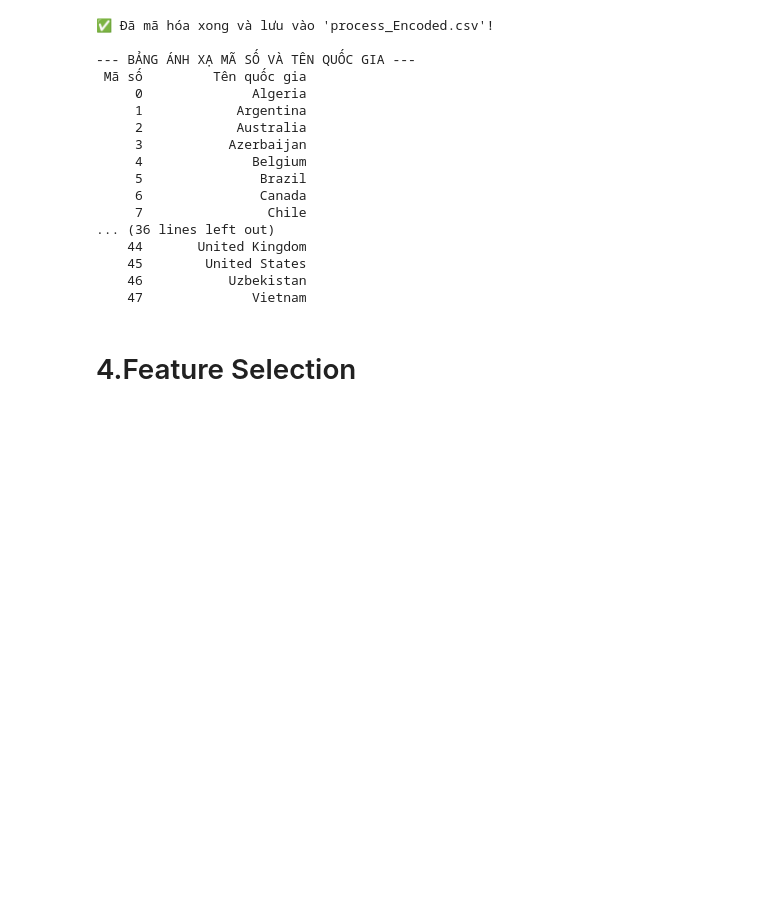
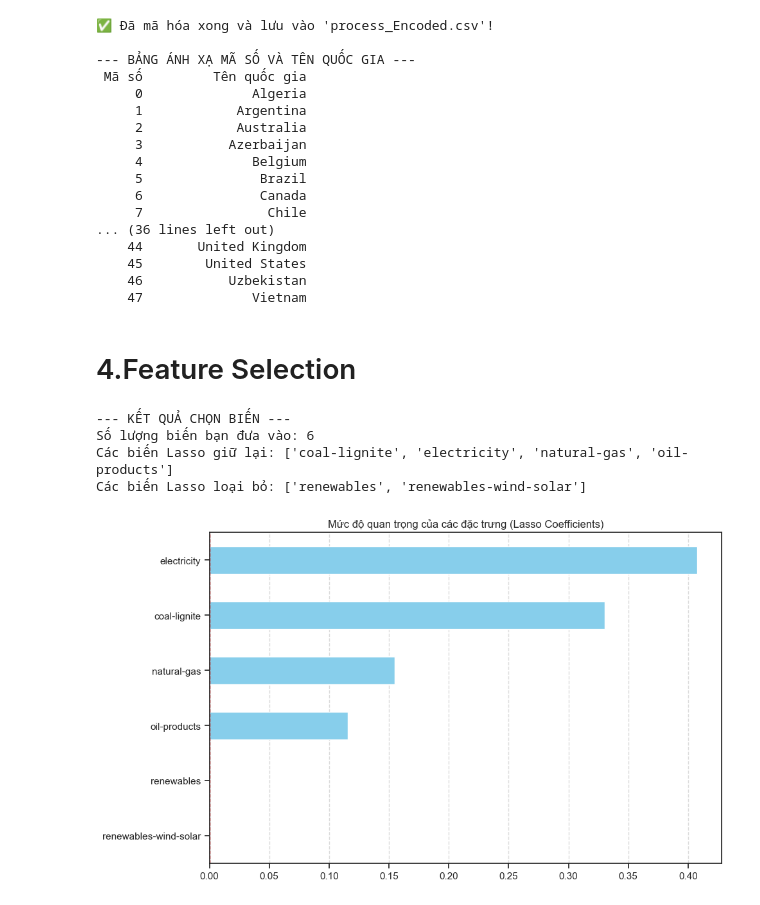
Before and after one commit to NganBui25/-CO2-Emissions-Prediction, a Jupyter notebook: full_data_crawler.ipynb, the cells around one changed output. Drawn from its saved outputs; the diff is of its cells as text; code cells hidden in the pictures; blank space fills up the shorter version.

Commit message:
Loại bỏ đặc trưng và trực quan hóa một số đặc trưng để xem MQH

```diff
--- a/full_data_crawler.ipynb
+++ b/full_data_crawler.ipynb
@@ -799,3 +799,47 @@ print(mapping_df.to_string(index=False))
     47              Vietnam
 # %% [markdown]
 # 4.Feature Selection
+# %%
+import pandas as pd
+import numpy as np
+import matplotlib.pyplot as plt
+from sklearn.linear_model import Lasso
+from sklearn.feature_selection import SelectFromModel
+
+df = pd.read_csv('process_Encoded.csv')
+
+X_columns = ['coal-lignite', 'electricity',
+            'natural-gas', 'oil-products', 'renewables',
+            'renewables-wind-solar']
+y_column = 'co2-emissions'
+
+X = df[X_columns]
+y = df[y_column]
+
+lasso = Lasso(alpha=0.09, random_state=42)
+lasso.fit(X, y)
+
+model_selector = SelectFromModel(lasso, prefit=True)
+selected_features = X.columns[model_selector.get_support()]
+removed_features = X.columns[~model_selector.get_support()]
+
+
+print(f"--- KẾT QUẢ CHỌN BIẾN ---")
+print(f"Số lượng biến bạn đưa vào: {len(X_columns)}")
+print(f"Các biến Lasso giữ lại: {list(selected_features)}")
+print(f"Các biến Lasso loại bỏ: {list(removed_features)}")
+
+coef = pd.Series(lasso.coef_, index=X.columns)
+plt.figure(figsize=(10, 6))
+coef.sort_values().plot(kind='barh', color='skyblue')
+plt.title("Mức độ quan trọng của các đặc trưng (Lasso Coefficients)")
+plt.axvline(0, color='red', linestyle='--', linewidth=1)
+plt.grid(axis='x', linestyle='--', alpha=0.7)
+plt.tight_layout()
+plt.show()
+# %% [output]
+--- KẾT QUẢ CHỌN BIẾN ---
+Số lượng biến bạn đưa vào: 6
+Các biến Lasso giữ lại: ['coal-lignite', 'electricity', 'natural-gas', 'oil-products']
+Các biến Lasso loại bỏ: ['renewables', 'renewables-wind-solar']
+[figure, added]
```
Also changed, not shown: parts of 11 cells of this notebook.
